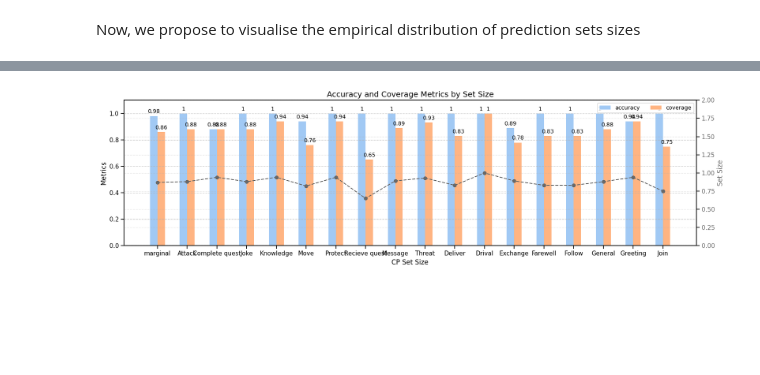
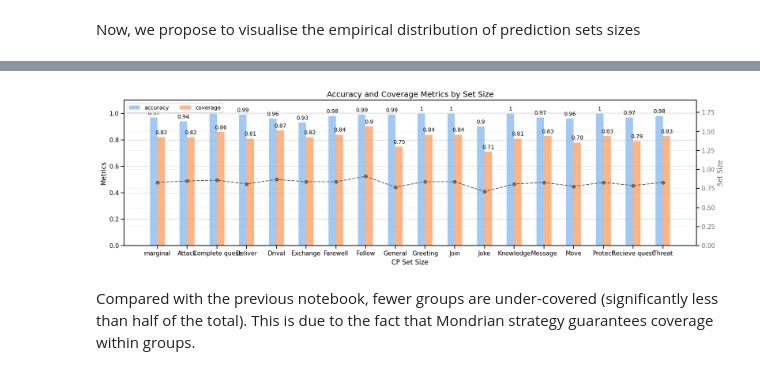
Before and after one commit to thibaultcordier/mapie-tutorial, a Jupyter notebook: 4b_tuto_nlp_mondrian.ipynb, the cells around one changed output, grey strips where cells are left out. Cells and saved outputs as stored; diff of their text form; code cells hidden in the pictures; blank space fills up the shorter version.

```diff
--- a/4b_tuto_nlp_mondrian.ipynb
+++ b/4b_tuto_nlp_mondrian.ipynb
@@ -31,7 +32,7 @@ from utils.data.dnd_style_intents import sample_and_split_dataset, get_dataframe
 from utils.data.dnd_style_intents import FEATURES, LABEL, TARGET, PREDICTION, SET, SET_LABEL
 
 
-nb_train, nb_calib, nb_test = 1000, 200, 250
+nb_train, nb_calib, nb_test = 1000, 1000, 1000
 
 dataset = load_dataset("neurae/dnd_style_intents")
 ds_train, ds_calib, ds_test = sample_and_split_dataset(dataset, nb_calib=nb_calib, nb_test=nb_test)
@@ -200,13 +232,15 @@ for label in np.sort(label_list):
 # %%
 from utils.plot import plot_metrics_inside_groups
 
 metrics = {
     'accuracy': tuple(np.round(accuracy_, 2)),
     'coverage': tuple(np.round(coverage_, 2)),
     'set size': tuple(np.round(set_size_, 2)),
 }
 
 # Plot metrics for each group (coverage, accuracy, number of observations)
-plot_metrics_inside_groups(metrics, ['marginal'] + label_list, number_obs_, figsize=LARGE_FIGSIZE)
+plot_metrics_inside_groups(metrics, ['marginal'] + sorted(label_list), number_obs_, figsize=LARGE_FIGSIZE)
 # %% [output]
-[figure, old version]
+[figure, new version]
+# %% [markdown]
+Compared with the previous notebook, fewer groups are under-covered (significantly less than half of the total). This is due to the fact that Mondrian strategy guarantees coverage within groups.
```
Also changed, not shown: parts of 13 cells of this notebook, 1 other file.
